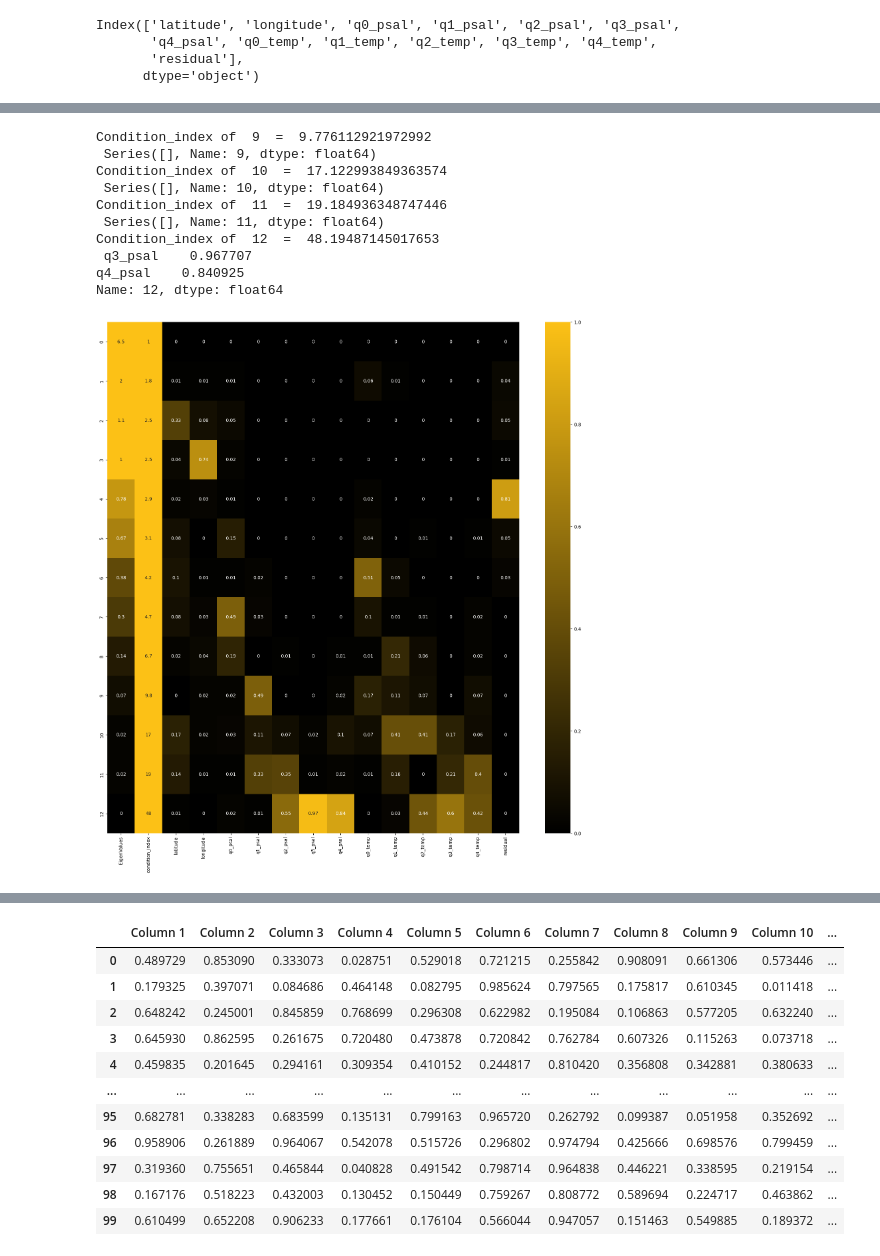
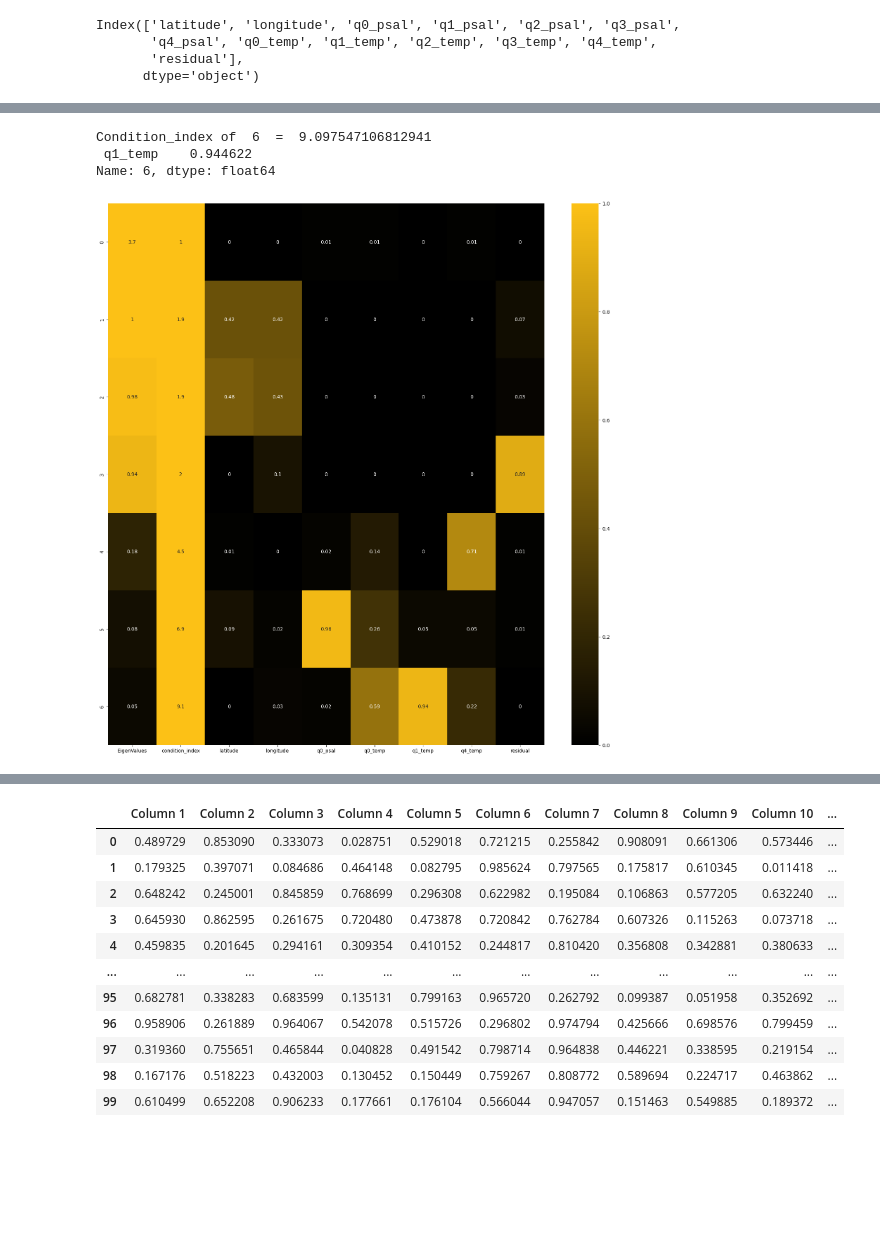
Before and after one commit to JonPGallegos/ocean_climate, a Jupyter notebook: ocean_climate.ipynb, the cells around one changed output, grey strips where cells are left out. Saved outputs shown, nothing was run; the diff lists cells and outputs as text; code cells hidden in the pictures; blank space fills up the shorter version.

Commit message:
Trimmed Data Correlation

```diff
--- a/ocean_climate.ipynb
+++ b/ocean_climate.ipynb
@@ -2184,17 +2198,26 @@ len(data)
-# %%
-df = get_vdp_matrix(data)
-# %% [output]
-Condition_index of  9  =  9.776112921972992
- Series([], Name: 9, dtype: float64)
-Condition_index of  10  =  17.122993849363574
- Series([], Name: 10, dtype: float64)
-Condition_index of  11  =  19.184936348747446
- Series([], Name: 11, dtype: float64)
-Condition_index of  12  =  48.19487145017653
- q3_psal    0.967707
-q4_psal    0.840925
-Name: 12, dtype: float64
-[figure, removed]
+# %%
+df = get_vdp_matrix(data.drop(
+    [
+    # 'latitude',
+    # 'longitude',
+    # 'q0_psal',
+    'q1_psal',
+    'q2_psal',
+    'q3_psal',
+    'q4_psal',
+    # 'q0_temp',
+    # 'q1_temp',
+    'q2_temp',
+    'q3_temp',
+    # 'q4_temp',
+    # 'residual'
+    ], axis=1
+))
+# %% [output]
+Condition_index of  6  =  9.097547106812941
+ q1_temp    0.944622
+Name: 6, dtype: float64
+[figure, added]
 # %%
 data.corr()
 # %% [output]
```
Also changed, not shown: parts of 26 cells of this notebook.
